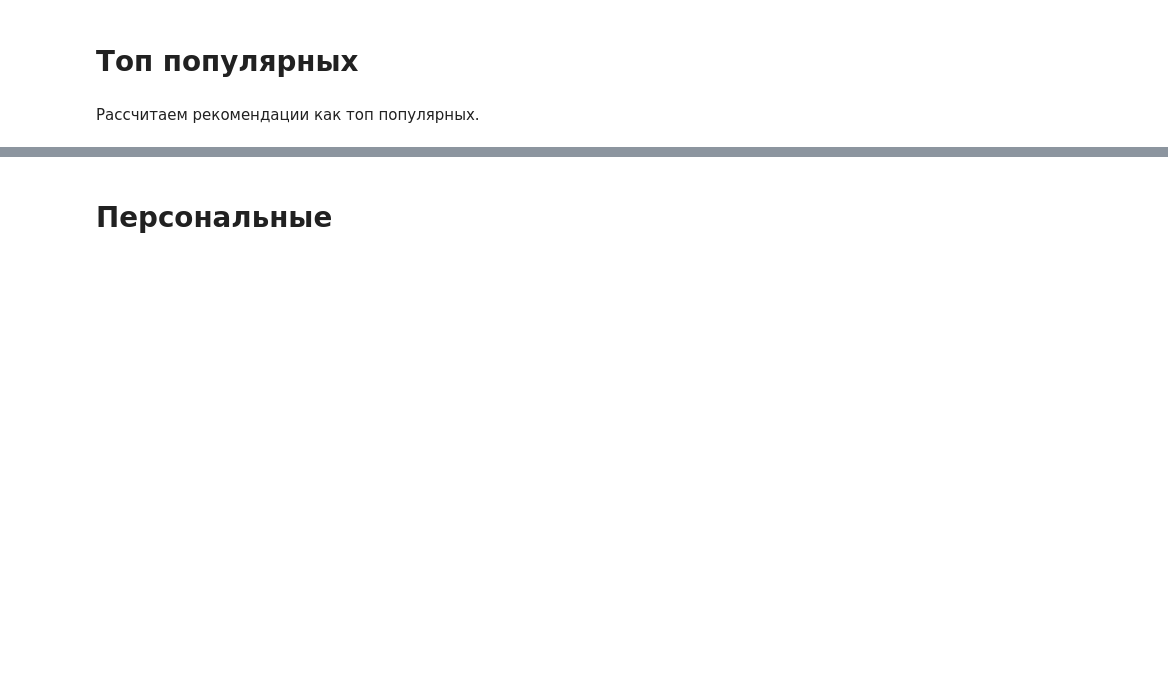
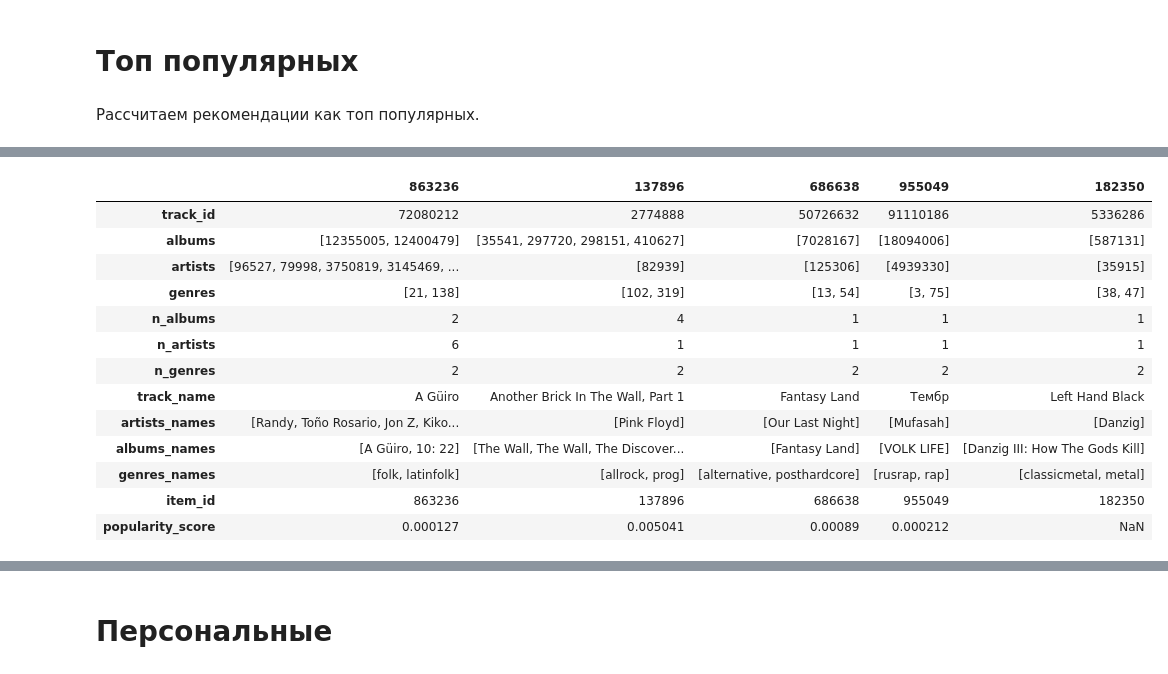
Before and after one commit to Jonzzi/mle-project-sprint-4-v001, a Jupyter notebook: recommendations.ipynb, the cells around one changed output, grey strips where cells are left out. Cells and saved outputs as stored; diff of their text form; code cells hidden in the pictures; blank space fills up the shorter version.

```diff
--- a/recommendations.ipynb
+++ b/recommendations.ipynb
@@ -478,0 +825,12 @@ print('Отсутствует жанры с идентификаторами:',
+# %%
+# нормализация пользователей и среднего рейтинга, требуется для их приведения к одному масштабу
+scaler = MinMaxScaler()
+item_popularity[["users_norm"]] = scaler.fit_transform(
+    item_popularity[["users"]]
+)
+# %%
+# вычисляем popularity_score, как скор популярности (рейтинга нет в данных)
+item_popularity["popularity_score"] = item_popularity["users_norm"]
+# %%
+# сортируем по убыванию popularity_score
+item_popularity = item_popularity.sort_values(by='popularity_score',ascending=False)
@@ -478,0 +868,17 @@ print('Отсутствует жанры с идентификаторами:',
+# %%
+items.sample(5).T
+# %% [output]
+|  | 863236 | 137896 | 686638 | 955049 | 182350 |
+| track_id | 72080212 | 2774888 | 50726632 | 91110186 | 5336286 |
+| albums | [12355005, 12400479] | [35541, 297720, 298151, 410627] | [7028167] | [18094006] | [587131] |
+| artists | [96527, 79998, 3750819, 3145469, ... | [82939] | [125306] | [4939330] | [35915] |
+| genres | [21, 138] | [102, 319] | [13, 54] | [3, 75] | [38, 47] |
+| n_albums | 2 | 4 | 1 | 1 | 1 |
+| n_artists | 6 | 1 | 1 | 1 | 1 |
+| n_genres | 2 | 2 | 2 | 2 | 2 |
+| track_name | A Güiro | Another Brick In The Wall, Part 1 | Fantasy Land | Тембр | Left Hand Black |
+| artists_names | [Randy, Toño Rosario, Jon Z, Kiko... | [Pink Floyd] | [Our Last Night] | [Mufasah] | [Danzig] |
+| albums_names | [A Güiro, 10: 22] | [The Wall, The Wall, The Discover... | [Fantasy Land] | [VOLK LIFE] | [Danzig III: How The Gods Kill] |
+| genres_names | [folk, latinfolk] | [allrock, prog] | [alternative, posthardcore] | [rusrap, rap] | [classicmetal, metal] |
+| item_id | 863236 | 137896 | 686638 | 955049 | 182350 |
+| popularity_score | 0.000127 | 0.005041 | 0.00089 | 0.000212 | NaN |
```
Also changed, not shown: parts of 125 cells of this notebook.
